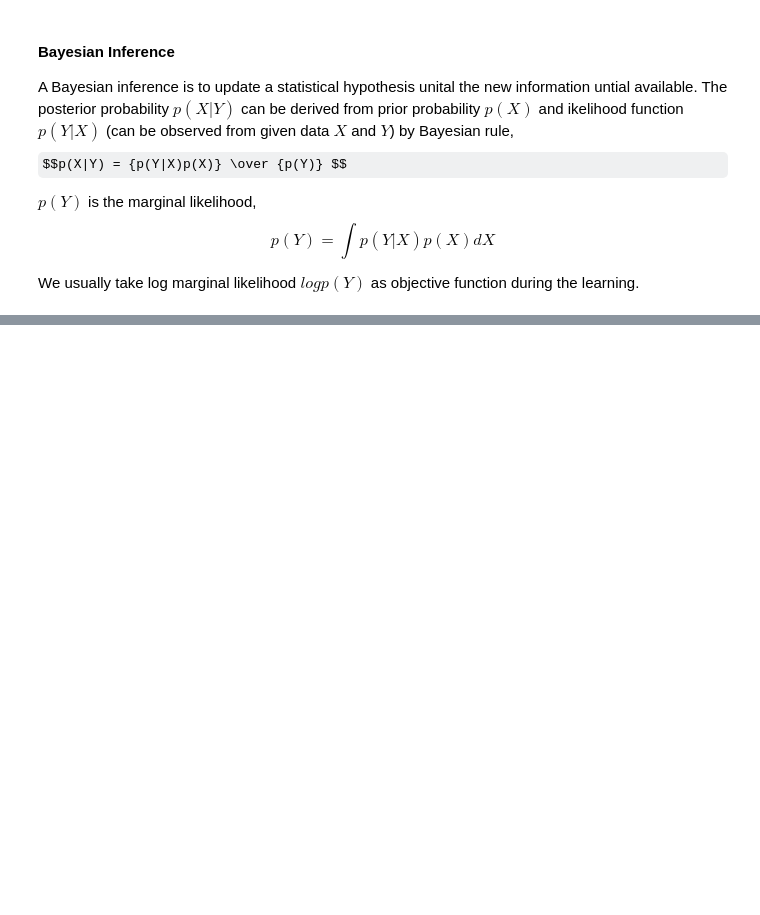
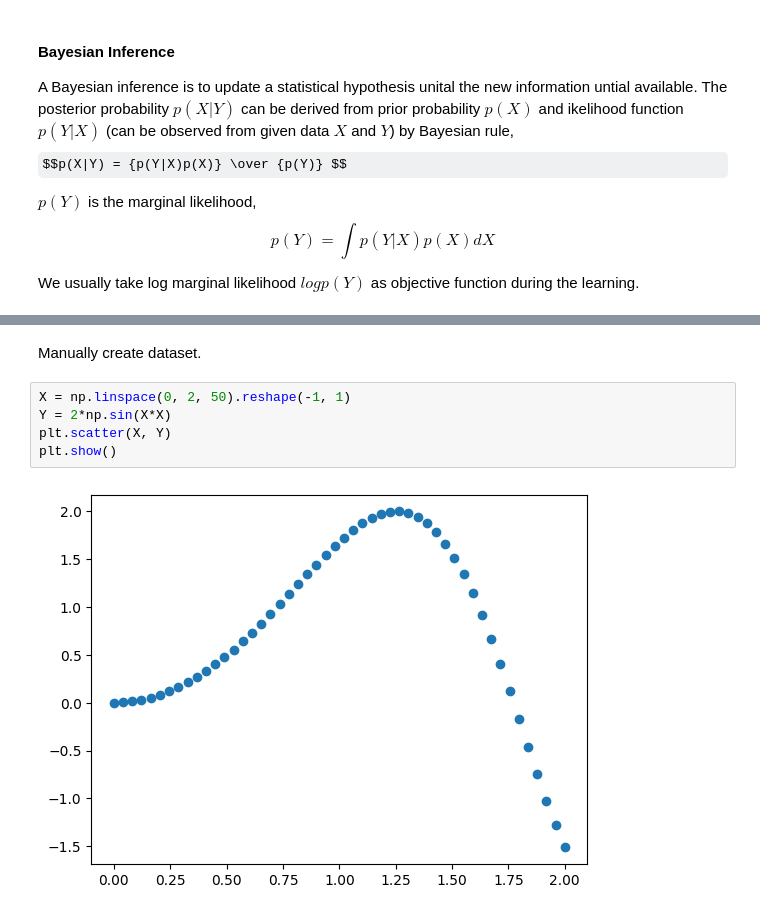
Before and after one commit to kueiwen/machine-learning, a Jupyter notebook: gaussian_process_regression.ipynb, the cells around one changed output, grey strips where cells are left out. Saved outputs shown, nothing was run; the diff lists cells and outputs as text; some formulas as TeX source; blank space fills up the shorter version.

```diff
--- a/gaussian_process_regression.ipynb
+++ b/gaussian_process_regression.ipynb
@@ -56,0 +70,9 @@ The ext problem is now to setup the mean $\mu$ and covariance $\Sigma$? In Gauss
+# %% [markdown]
+Manually create dataset.
+# %%
+X = np.linspace(0, 2, 50).reshape(-1, 1)
+Y = 2*np.sin(X*X)
+plt.scatter(X, Y)
+plt.show()
+# %% [output]
+[figure, added]
```
Also changed, not shown: parts of 21 cells of this notebook.
